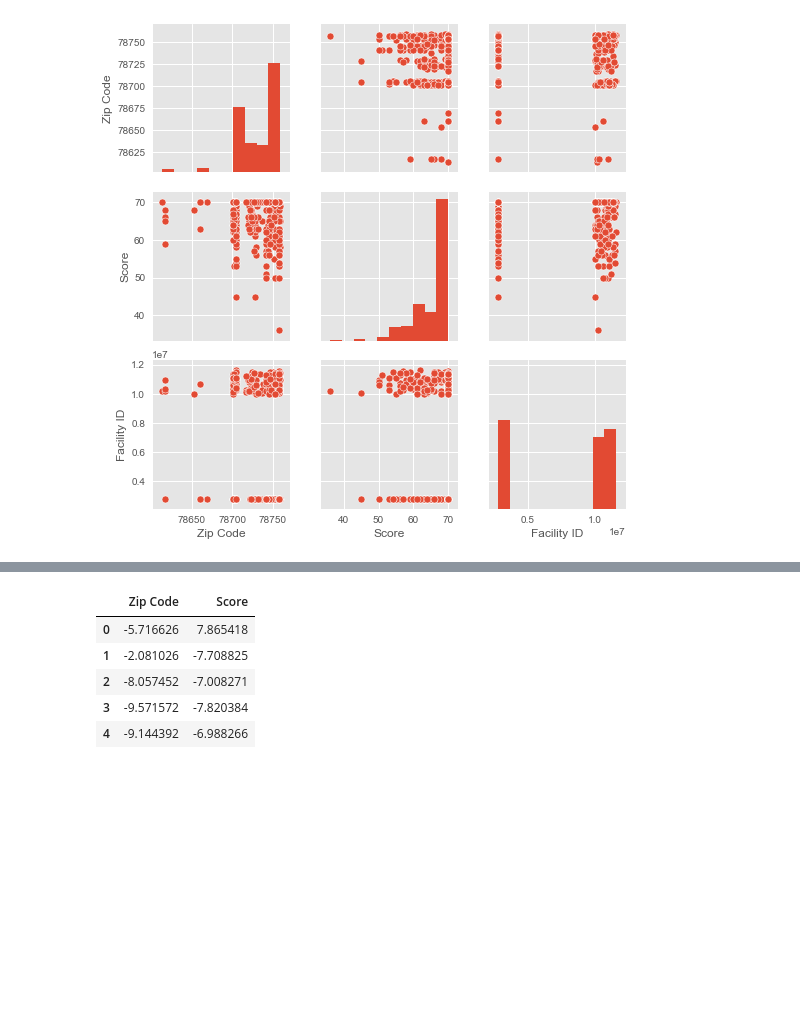
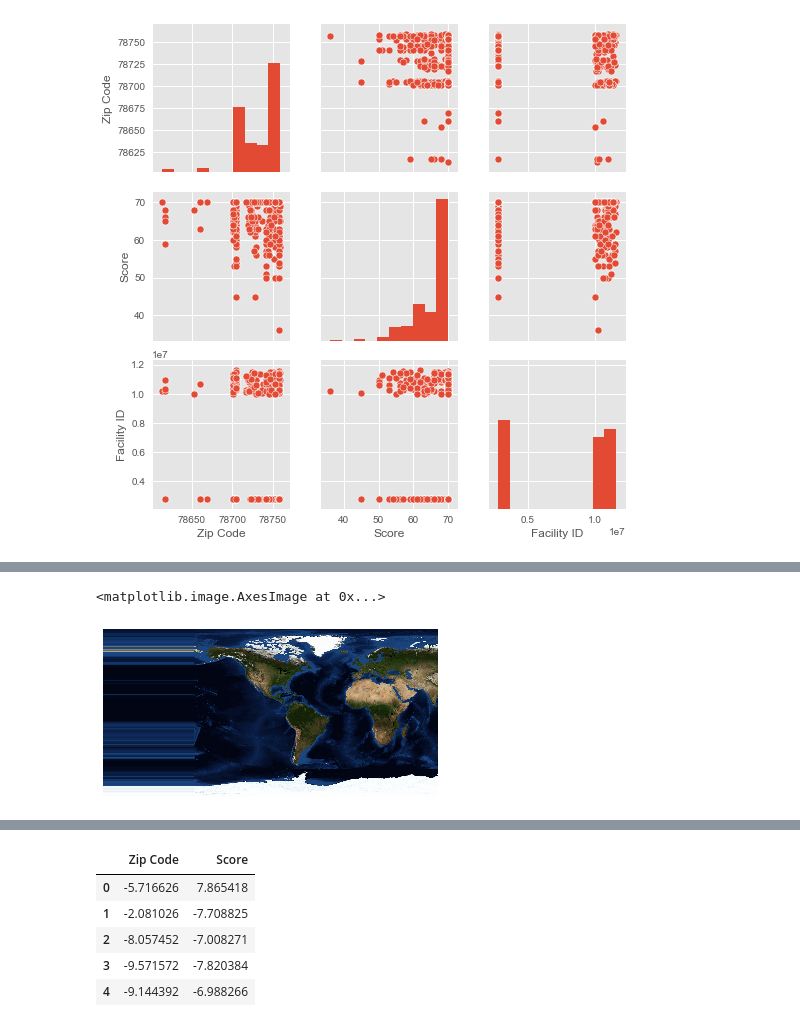
Before and after one commit to rmorelli75/GA_Capstone, a Jupyter notebook: Capstone Pt. 3 Models.ipynb, the cells around one changed output, grey strips where cells are left out. Cells and saved outputs as stored; diff of their text form; code cells hidden in the pictures; blank space fills up the shorter version.

```diff
--- a/Capstone Pt. 3 Models.ipynb
+++ b/Capstone Pt. 3 Models.ipynb
@@ -505,0 +374,5 @@ sns.pairplot(dirties[["Zip Code", "Score", "Facility ID"]])
+# %%
+m.bluemarble()
+# %% [output]
+<matplotlib.image.AxesImage at 0x...>
+[figure, added]
```
Also changed, not shown: parts of 29 cells of this notebook, 1 other file.
